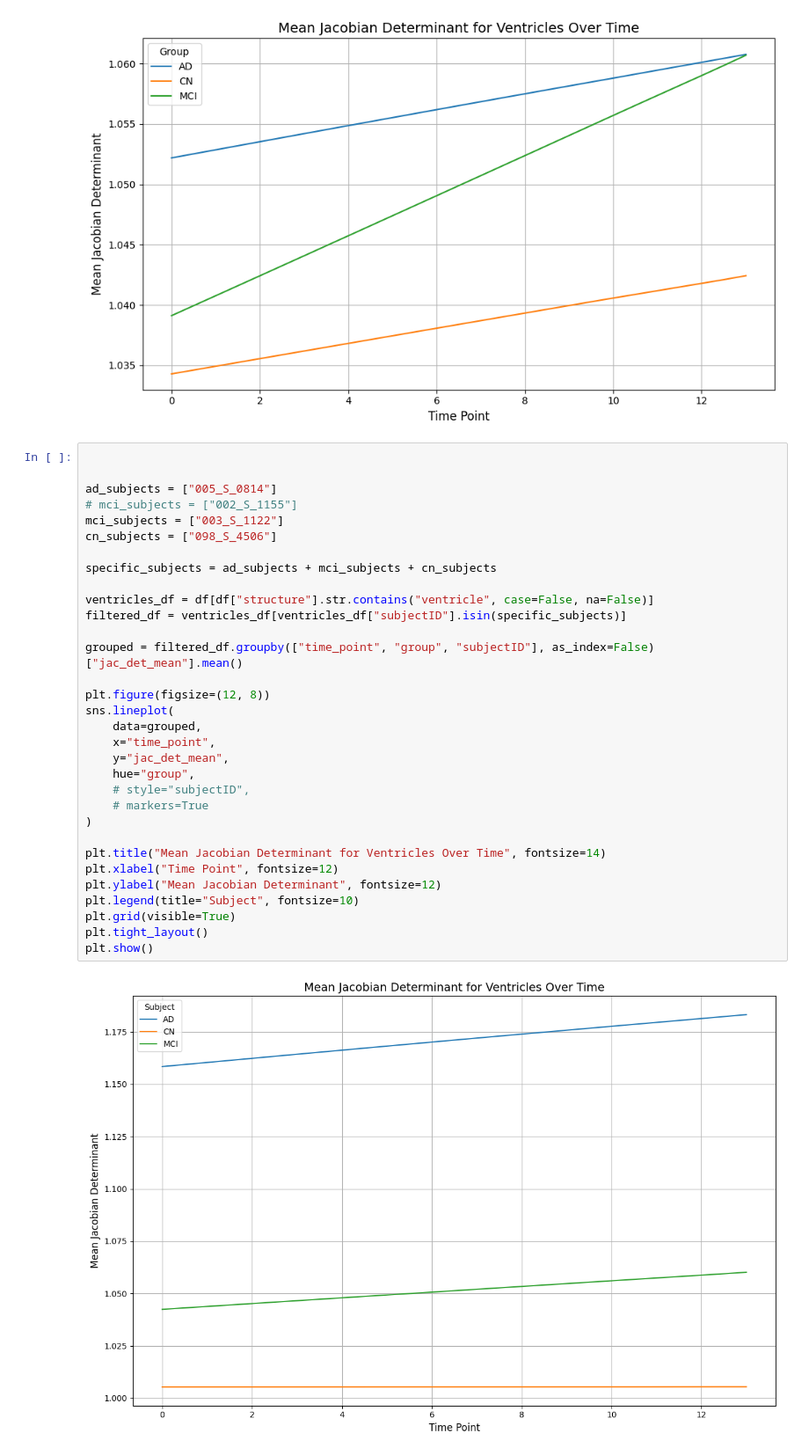
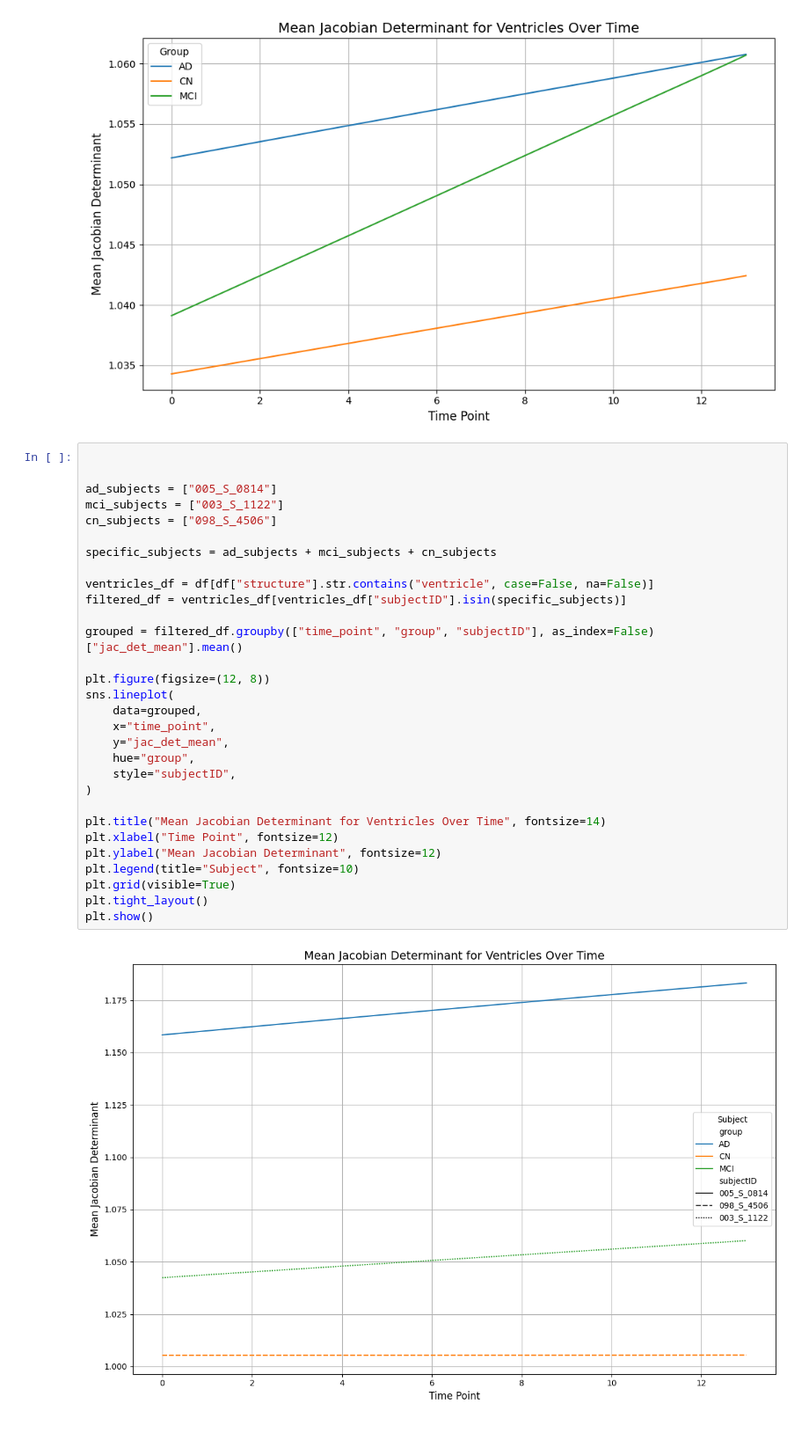
Before and after one commit to aisha-lawal/inrmorph, a Jupyter notebook: eval/script.ipynb, the cells around one changed output. Shown: that part at 88% size. Saved outputs shown, nothing was run; the diff lists cells and outputs as text.

```diff
--- a/eval/script.ipynb
+++ b/eval/script.ipynb
@@ -82,34 +82,32 @@ plt.show()
 # %%
 
 
 ad_subjects = ["005_S_0814"]
-# mci_subjects = ["002_S_1155"]
 mci_subjects = ["003_S_1122"]
 cn_subjects = ["098_S_4506"]
 
 specific_subjects = ad_subjects + mci_subjects + cn_subjects
 
 ventricles_df = df[df["structure"].str.contains("ventricle", case=False, na=False)]
 filtered_df = ventricles_df[ventricles_df["subjectID"].isin(specific_subjects)]
 
 grouped = filtered_df.groupby(["time_point", "group", "subjectID"], as_index=False)["jac_det_mean"].mean()
 
 plt.figure(figsize=(12, 8))
 sns.lineplot(
     data=grouped,
     x="time_point",
     y="jac_det_mean",
     hue="group",
-    # style="subjectID",
-    # markers=True
+    style="subjectID",
 )
 
 plt.title("Mean Jacobian Determinant for Ventricles Over Time", fontsize=14)
 plt.xlabel("Time Point", fontsize=12)
 plt.ylabel("Mean Jacobian Determinant", fontsize=12)
 plt.legend(title="Subject", fontsize=10)
 plt.grid(visible=True)
 plt.tight_layout()
 plt.show()
 # %% [output]
-[figure, old version]
+[figure, new version]
```
